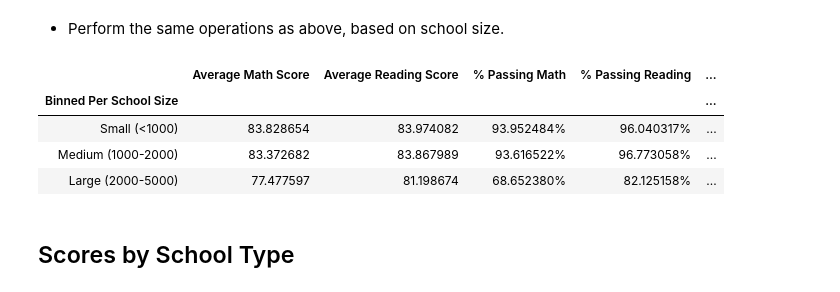
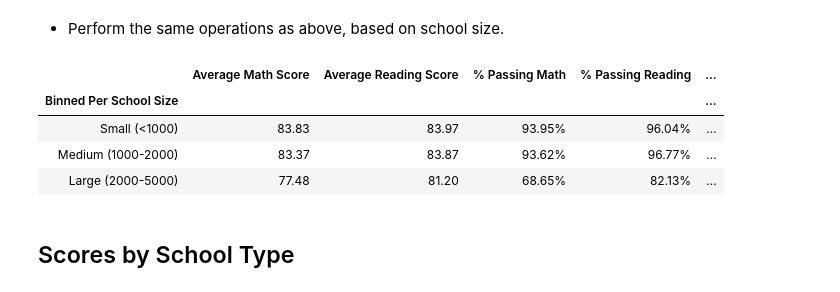
Before and after one commit to kodesiba/pandas-challenge, a Jupyter notebook: PyCitySchools/PyCitySchools_starter.ipynb, the cells around one changed output. Saved outputs shown, nothing was run; the diff lists cells and outputs as text; code cells hidden in the pictures.

```diff
--- a/PyCitySchools/PyCitySchools_starter.ipynb
+++ b/PyCitySchools/PyCitySchools_starter.ipynb
@@ -259,33 +272,33 @@ group_names = ["Small (<1000)", "Medium (1000-2000)", "Large (2000-5000)"]
 # %%
 groupedSchools["Binned Per School Size"] = pd.cut(groupedSchools["Total Students"],size_bins, labels=group_names)
 perSchoolSize = groupedSchools["Binned Per School Size"]
 perSchoolSize = perSchoolSize.reset_index()
 
 school_data_complete_with_bins_size = pd.merge(school_data_complete_with_bins,perSchoolSize,on="school_name",how="left")
 
 groupedPerSchoolSize = school_data_complete_with_bins_size.groupby("Binned Per School Size")
 
 scoresBySchoolSize = pd.DataFrame({"Average Math Score":groupedPerSchoolSize["math_score"].sum() / groupedPerSchoolSize["math_score"].count(),
                                        "Average Reading Score":groupedPerSchoolSize["reading_score"].sum() / groupedPerSchoolSize["reading_score"].count()
                                        })
 
 scoresBySchoolSize["% Passing Math"] = groupedPerSchoolSize["Passing Math"].sum() / groupedPerSchoolSize["Student ID"].count()
 scoresBySchoolSize["% Passing Reading"] = groupedPerSchoolSize["Passing Reading"].sum() / groupedPerSchoolSize["Student ID"].count()
 scoresBySchoolSize["% Overall Passing Rate"] = (scoresBySchoolSize["% Passing Math"] + scoresBySchoolSize["% Passing Reading"]) / 2
 
 scoresBySchoolSizeFmtd = scoresBySchoolSize
-scoresBySchoolSizeFmtd["Average Math Score"] = scoresBySchoolSizeFmtd["Average Math Score"].map("{:f}".format)
-scoresBySchoolSizeFmtd["Average Reading Score"] = scoresBySchoolSizeFmtd["Average Reading Score"].map("{:f}".format)
-scoresBySchoolSizeFmtd["% Passing Math"] = scoresBySchoolSizeFmtd["% Passing Math"].map("{:%}".format)
-scoresBySchoolSizeFmtd["% Passing Reading"] = scoresBySchoolSizeFmtd["% Passing Reading"].map("{:%}".format)
-scoresBySchoolSizeFmtd["% Overall Passing Rate"] = scoresBySchoolSizeFmtd["% Overall Passing Rate"].map("{:%}".format)
+scoresBySchoolSizeFmtd["Average Math Score"] = scoresBySchoolSizeFmtd["Average Math Score"].map("{:.2f}".format)
+scoresBySchoolSizeFmtd["Average Reading Score"] = scoresBySchoolSizeFmtd["Average Reading Score"].map("{:.2f}".format)
+scoresBySchoolSizeFmtd["% Passing Math"] = scoresBySchoolSizeFmtd["% Passing Math"].map("{:.2%}".format)
+scoresBySchoolSizeFmtd["% Passing Reading"] = scoresBySchoolSizeFmtd["% Passing Reading"].map("{:.2%}".format)
+scoresBySchoolSizeFmtd["% Overall Passing Rate"] = scoresBySchoolSizeFmtd["% Overall Passing Rate"].map("{:.2%}".format)
 scoresBySchoolSizeFmtd.head()
 # %% [output]
 |  | Average Math Score | Average Reading Score | % Passing Math | % Passing Reading | ... |
 | Binned Per School Size |  |  |  |  | ... |
-| Small (<1000) | 83.828654 | 83.974082 | 93.952484% | 96.040317% | ... |
-| Medium (1000-2000) | 83.372682 | 83.867989 | 93.616522% | 96.773058% | ... |
-| Large (2000-5000) | 77.477597 | 81.198674 | 68.652380% | 82.125158% | ... |
+| Small (<1000) | 83.83 | 83.97 | 93.95% | 96.04% | ... |
+| Medium (1000-2000) | 83.37 | 83.87 | 93.62% | 96.77% | ... |
+| Large (2000-5000) | 77.48 | 81.20 | 68.65% | 82.13% | ... |
 # %% [markdown]
 ## Scores by School Type
 # %% [markdown]
```
Also changed, not shown: parts of 7 cells of this notebook.
